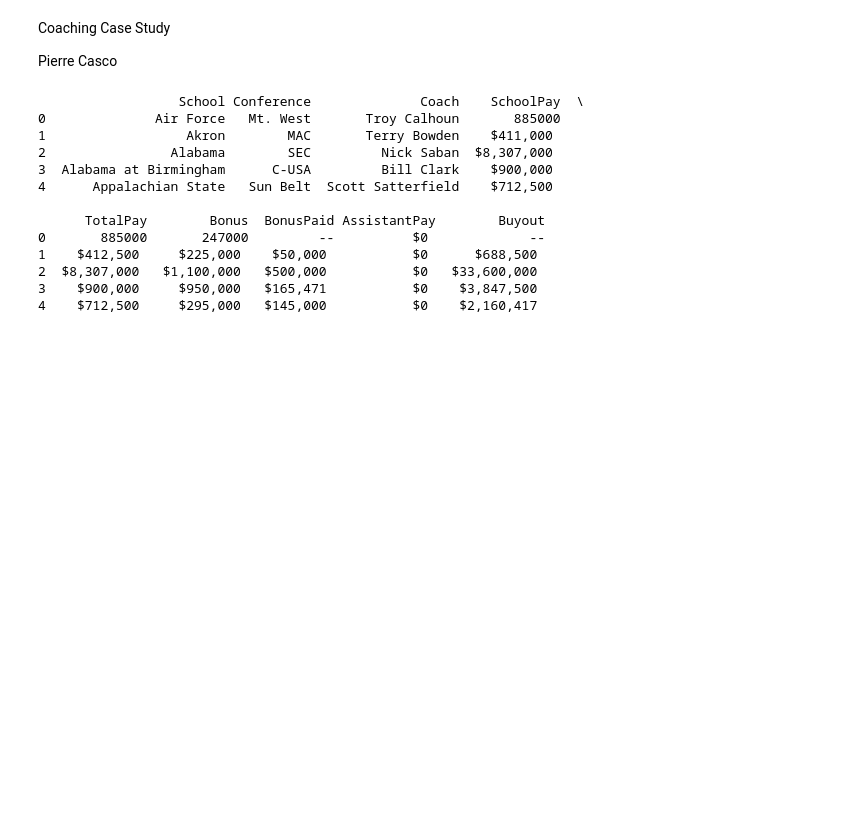
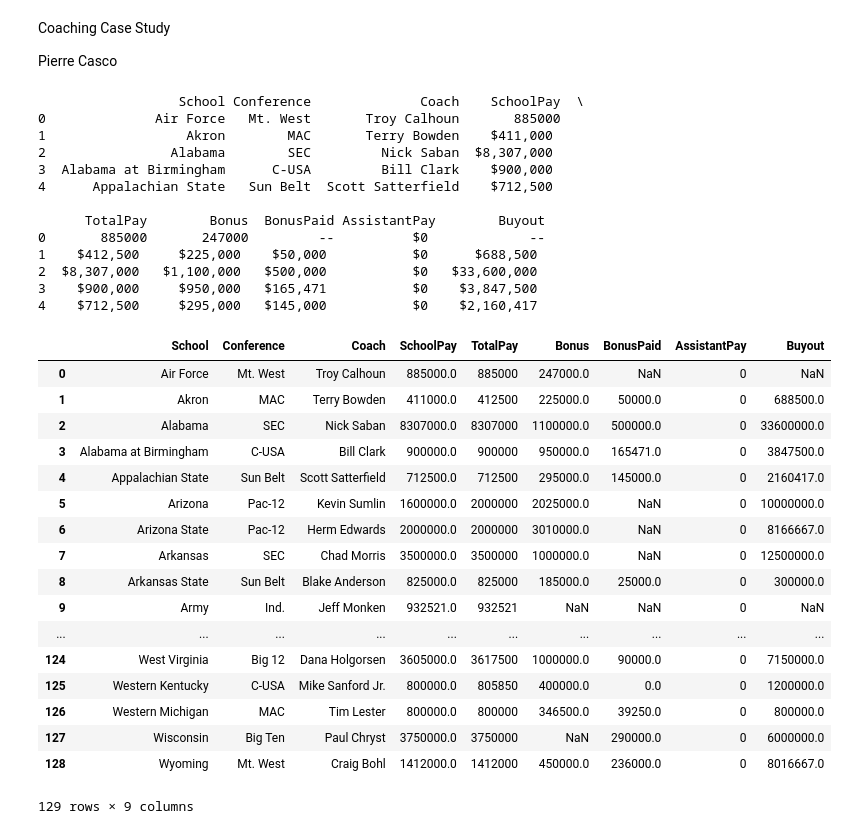
Before and after one commit to PierreCasco/lab-3, a Jupyter notebook: Lab_3.ipynb, the cells around one changed output. Cells and saved outputs as stored; diff of their text form; code cells hidden in the pictures; blank space fills up the shorter version.

```diff
--- a/Lab_3.ipynb
+++ b/Lab_3.ipynb
@@ -29,3 +29,41 @@ print(df.head(5))
 2  $8,307,000   $1,100,000   $500,000           $0   $33,600,000
 3    $900,000     $950,000   $165,471           $0    $3,847,500
 4    $712,500     $295,000   $145,000           $0    $2,160,417
+# %%
+#Remove '$' and ',' from columns in order to change string to numeric in this
+#function
+def cleanColumns(a):
+  a = a.map(lambda x: x.lstrip('$').rstrip())
+  a = [x.replace(',','') for x in a]
+  a = [x.replace('--','') for x in a]
+  a = pd.to_numeric(a)
+  return a
+# %%
+#Run columns through function
+df['SchoolPay'] = cleanColumns(df['SchoolPay'])
+df['TotalPay'] = cleanColumns(df['TotalPayPay'])
+df['Bonus'] = cleanColumns(df['Bonus'])
+df['BonusPaid'] = cleanColumns(df['BonusPaid'])
+df['AssistantPay'] = cleanColumns(df['AssistantPay'])
+df['Buyout'] = cleanColumns(df['Buyout'])
+# %%
+df
+# %% [output]
+|  | School | Conference | Coach | SchoolPay | TotalPay | Bonus | BonusPaid | AssistantPay | Buyout |
+| 0 | Air Force | Mt. West | Troy Calhoun | 885000.0 | 885000 | 247000.0 | NaN | 0 | NaN |
+| 1 | Akron | MAC | Terry Bowden | 411000.0 | 412500 | 225000.0 | 50000.0 | 0 | 688500.0 |
+| 2 | Alabama | SEC | Nick Saban | 8307000.0 | 8307000 | 1100000.0 | 500000.0 | 0 | 33600000.0 |
+| 3 | Alabama at Birmingham | C-USA | Bill Clark | 900000.0 | 900000 | 950000.0 | 165471.0 | 0 | 3847500.0 |
+| 4 | Appalachian State | Sun Belt | Scott Satterfield | 712500.0 | 712500 | 295000.0 | 145000.0 | 0 | 2160417.0 |
+| 5 | Arizona | Pac-12 | Kevin Sumlin | 1600000.0 | 2000000 | 2025000.0 | NaN | 0 | 10000000.0 |
+| 6 | Arizona State | Pac-12 | Herm Edwards | 2000000.0 | 2000000 | 3010000.0 | NaN | 0 | 8166667.0 |
+| 7 | Arkansas | SEC | Chad Morris | 3500000.0 | 3500000 | 1000000.0 | NaN | 0 | 12500000.0 |
+| 8 | Arkansas State | Sun Belt | Blake Anderson | 825000.0 | 825000 | 185000.0 | 25000.0 | 0 | 300000.0 |
+| 9 | Army | Ind. | Jeff Monken | 932521.0 | 932521 | NaN | NaN | 0 | NaN |
+| ... | ... | ... | ... | ... | ... | ... | ... | ... | ... |
+| 124 | West Virginia | Big 12 | Dana Holgorsen | 3605000.0 | 3617500 | 1000000.0 | 90000.0 | 0 | 7150000.0 |
+| 125 | Western Kentucky | C-USA | Mike Sanford Jr. | 800000.0 | 805850 | 400000.0 | 0.0 | 0 | 1200000.0 |
+| 126 | Western Michigan | MAC | Tim Lester | 800000.0 | 800000 | 346500.0 | 39250.0 | 0 | 800000.0 |
+| 127 | Wisconsin | Big Ten | Paul Chryst | 3750000.0 | 3750000 | NaN | 290000.0 | 0 | 6000000.0 |
+| 128 | Wyoming | Mt. West | Craig Bohl | 1412000.0 | 1412000 | 450000.0 | 236000.0 | 0 | 8016667.0 |
+129 rows × 9 columns
```
Also changed, not shown: parts of 3 cells of this notebook.
